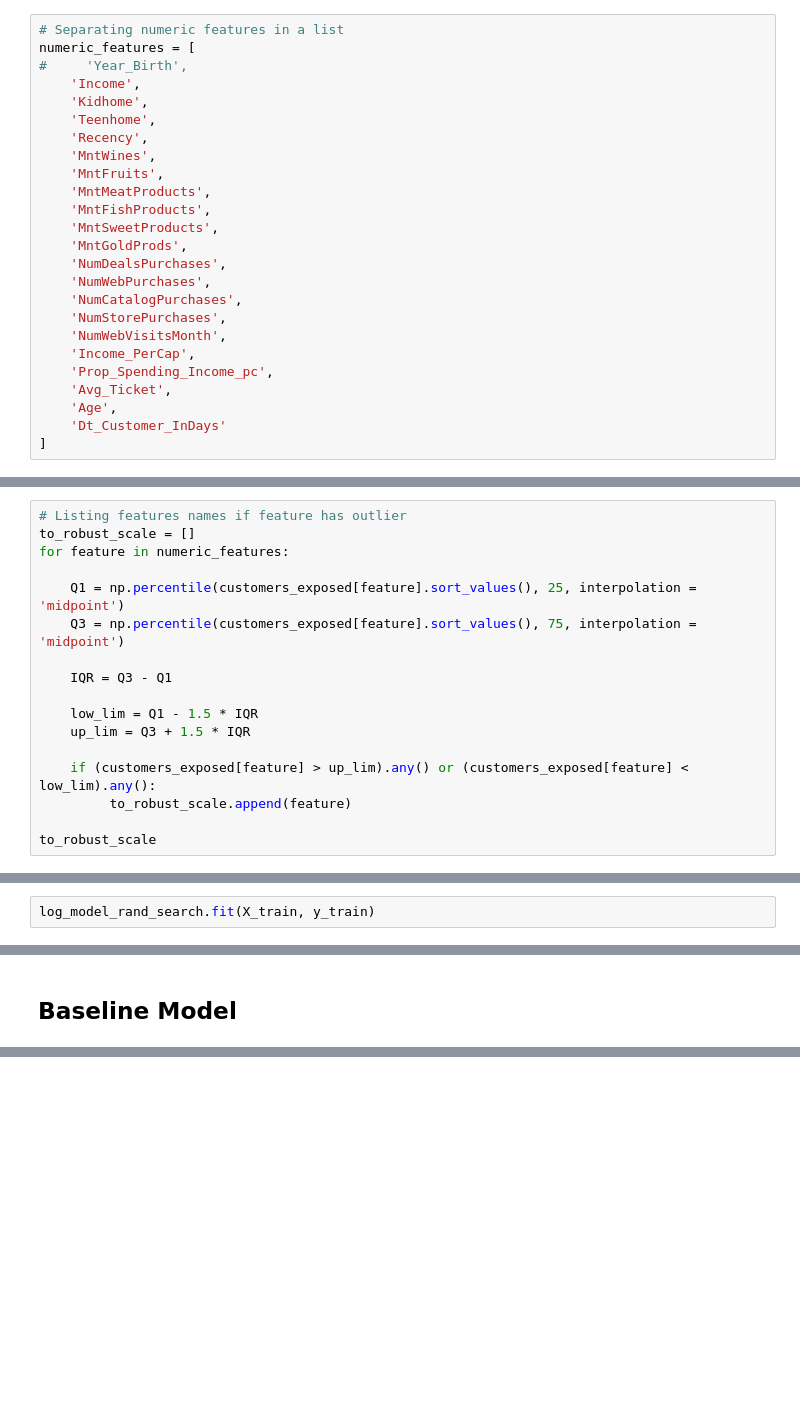
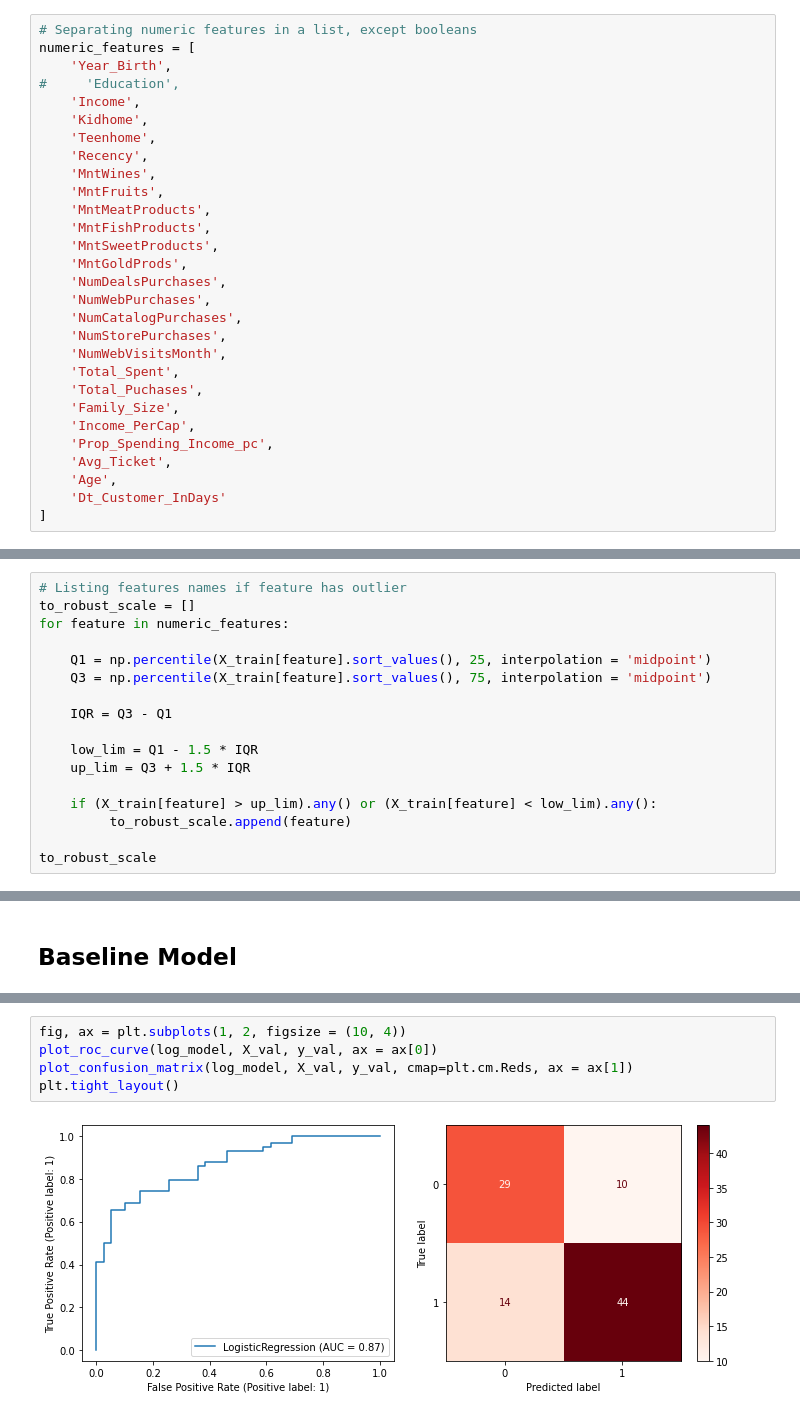
Before and after one commit to renanfmoises/consumer-behavior-analytics, a Jupyter notebook: notebooks/3.2 Consumer Behavior Analytics - Data Modelling - customers_exposed.ipynb, the cells around one changed output, grey strips where cells are left out. Drawn from its saved outputs; the diff is of its cells as text; blank space fills up the shorter version.

```diff
--- a/notebooks/3.2 Consumer Behavior Analytics - Data Modelling - customers_exposed.ipynb
+++ b/notebooks/3.2 Consumer Behavior Analytics - Data Modelling - customers_exposed.ipynb
@@ -128,9 +188,10 @@ Index(['Year_Birth', 'Income', 'Kidhome', 'Teenhome', 'Recency', 'MntWines',
        'Marital_Status_Widow'],
       dtype='object')
 # %%
-# Separating numeric features in a list
+# Separating numeric features in a list, except booleans
 numeric_features = [
-#     'Year_Birth',
+    'Year_Birth',
+#     'Education',
     'Income',
     'Kidhome',
     'Teenhome',
@@ -146,6 +207,9 @@ numeric_features = [
     'NumCatalogPurchases',
     'NumStorePurchases',
     'NumWebVisitsMonth',
+    'Total_Spent',
+    'Total_Puchases',
+    'Family_Size',
     'Income_PerCap',
     'Prop_Spending_Income_pc',
     'Avg_Ticket',
@@ -180,15 +296,15 @@ vif_df
 to_robust_scale = []
 for feature in numeric_features:
 
-    Q1 = np.percentile(customers_exposed[feature].sort_values(), 25, interpolation = 'midpoint')
-    Q3 = np.percentile(customers_exposed[feature].sort_values(), 75, interpolation = 'midpoint')
+    Q1 = np.percentile(X_train[feature].sort_values(), 25, interpolation = 'midpoint')
+    Q3 = np.percentile(X_train[feature].sort_values(), 75, interpolation = 'midpoint')
 
     IQR = Q3 - Q1
 
     low_lim = Q1 - 1.5 * IQR
     up_lim = Q3 + 1.5 * IQR
 
-    if (customers_exposed[feature] > up_lim).any() or (customers_exposed[feature] < low_lim).any():
+    if (X_train[feature] > up_lim).any() or (X_train[feature] < low_lim).any():
          to_robust_scale.append(feature)
 
 to_robust_scale
@@ -311,2 +382,0 @@ log_model_rand_search = RandomizedSearchCV(log_model, param_distributions = rand
-# %%
-log_model_rand_search.fit(X_train, y_train)
@@ -338,0 +421,7 @@ weighted avg       0.87      0.83      0.84       358
+# %%
+fig, ax = plt.subplots(1, 2, figsize = (10, 4))
+plot_roc_curve(log_model, X_val, y_val, ax = ax[0])
+plot_confusion_matrix(log_model, X_val, y_val, cmap=plt.cm.Reds, ax = ax[1])
+plt.tight_layout()
+# %% [output]
+[figure, added]
```
Also changed, not shown: parts of 74 cells of this notebook, 20 other files.
